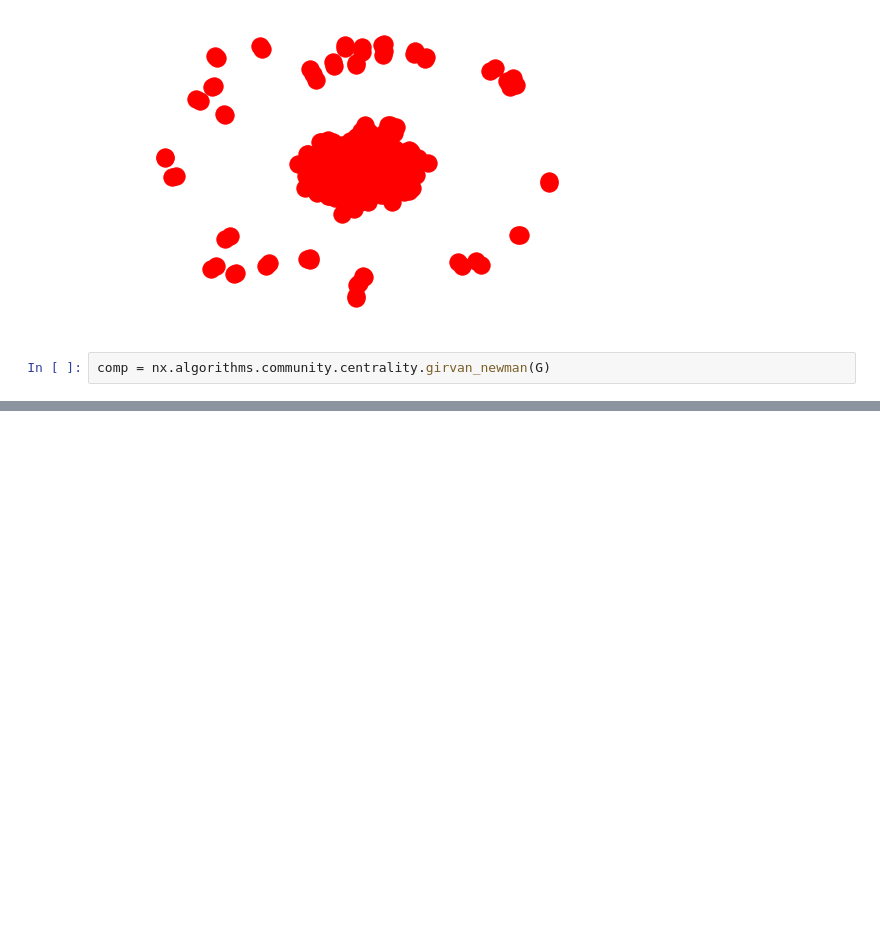
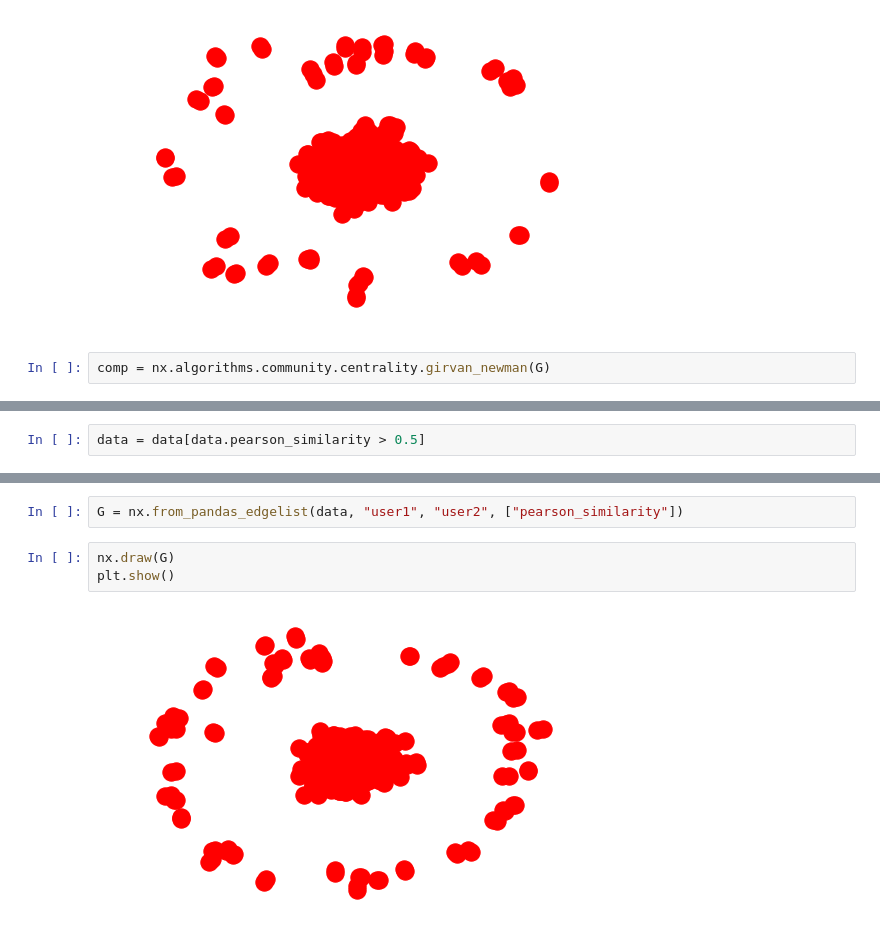
Before and after one commit to vijetha35/FriendsRecommendationForYelpUsers, a Jupyter notebook: Graph_data.ipynb, the cells around one changed output, grey strips where cells are left out. Cells and saved outputs as stored; diff of their text form; blank space fills up the shorter version.

```diff
--- a/Graph_data.ipynb
+++ b/Graph_data.ipynb
@@ -451,0 +519,2 @@ comp = nx.algorithms.community.centrality.girvan_newman(G)
+# %%
+data = data[data.pearson_similarity > 0.5]
@@ -451,0 +528,7 @@ comp = nx.algorithms.community.centrality.girvan_newman(G)
+# %%
+G = nx.from_pandas_edgelist(data, "user1", "user2", ["pearson_similarity"])
+# %%
+nx.draw(G)
+plt.show()
+# %% [output]
+[figure, added]
```
Also changed, not shown: parts of 15 cells of this notebook, 1 other file.
